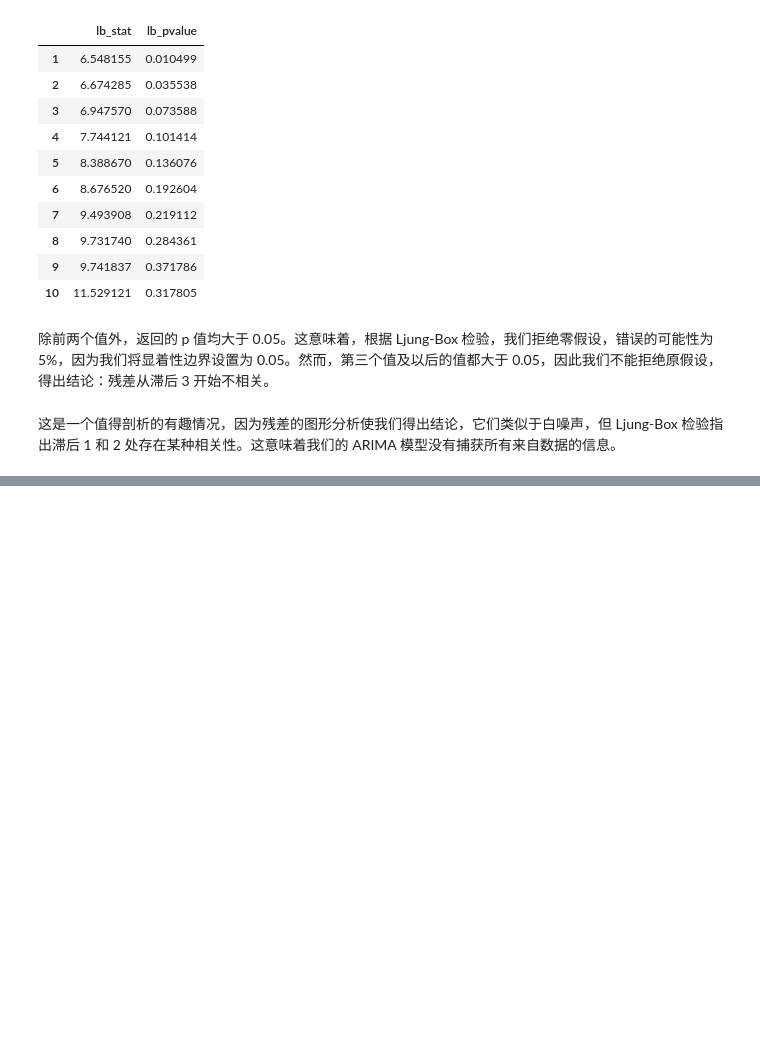
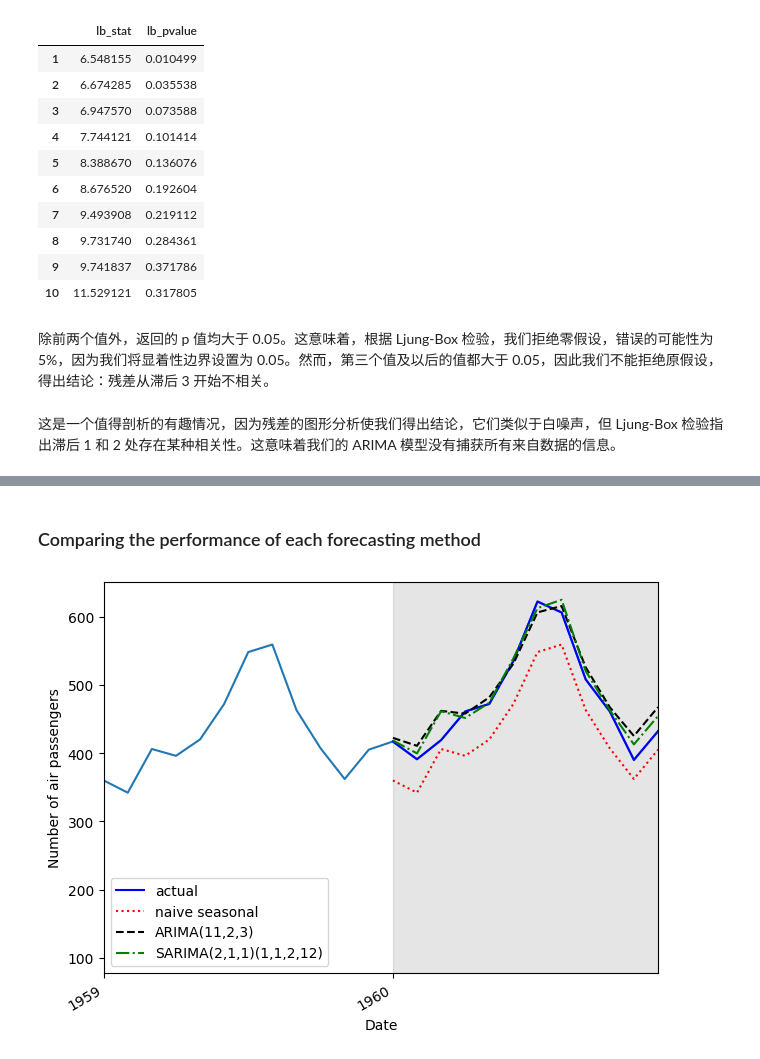
Before and after one commit to JPL-JUNO/Time-Series, a Jupyter notebook: TSFP/code/ch08_accounting_for_seasonality.ipynb, the cells around one changed output, grey strips where cells are left out. Saved outputs shown, nothing was run; the diff lists cells and outputs as text; code cells hidden in the pictures; blank space fills up the shorter version.

```diff
--- a/TSFP/code/ch08_accounting_for_seasonality.ipynb
+++ b/TSFP/code/ch08_accounting_for_seasonality.ipynb
@@ -316,3 +316,8 @@ acorr_ljungbox(residuals, np.arange(1, 11, 1))
 除前两个值外，返回的 p 值均大于 0.05。这意味着，根据 Ljung-Box 检验，我们拒绝零假设，错误的可能性为 5%，因为我们将显着性边界设置为 0.05。然而，第三个值及以后的值都大于 0.05，因此我们不能拒绝原假设，得出结论：残差从滞后 3 开始不相关。
 # %% [markdown]
 这是一个值得剖析的有趣情况，因为残差的图形分析使我们得出结论，它们类似于白噪声，但 Ljung-Box 检验指出滞后 1 和 2 处存在某种相关性。这意味着我们的 ARIMA 模型没有捕获所有来自数据的信息。
+# %%
+test = df.iloc[-12:].copy()
+test["naive_seasonal"] = df["Passengers"].iloc[120:132].values
+ARIMA_pred = ARIMA_model_fit.get_prediction(132, 143).predicted_mean
+test["ARIMA_pred"] = ARIMA_pred
@@ -318,0 +389,22 @@ acorr_ljungbox(residuals, np.arange(1, 11, 1))
+# %%
+SARIMA_pred = SARIMA_model_fit.get_prediction(132, 143).predicted_mean
+test["SARIMA_pred"] = SARIMA_pred
+# %% [markdown]
+### Comparing the performance of each forecasting method
+# %%
+fig, ax = plt.subplots()
+ax.plot(df["Month"], df["Passengers"])
+ax.plot(test["Passengers"], "b-", label="actual")
+ax.plot(test["naive_seasonal"], "r:", label="naive seasonal")
+ax.plot(test["ARIMA_pred"], "k--", label="ARIMA(11,2,3)")
+ax.plot(test["SARIMA_pred"], "g-.", label="SARIMA(2,1,1)(1,1,2,12)")
+ax.set_xlabel("Date")
+ax.set_ylabel("Number of air passengers")
+ax.axvspan(132, 143, color="#808080", alpha=0.2)
+ax.legend()
+plt.xticks(np.arange(0, 145, 12), np.arange(1949, 1962, 1))
+ax.set_xlim(120, 143)
+fig.autofmt_xdate()
+plt.tight_layout()
+# %% [output]
+[figure, added]
```
Also changed, not shown: parts of 12 cells of this notebook, 2 other files.
